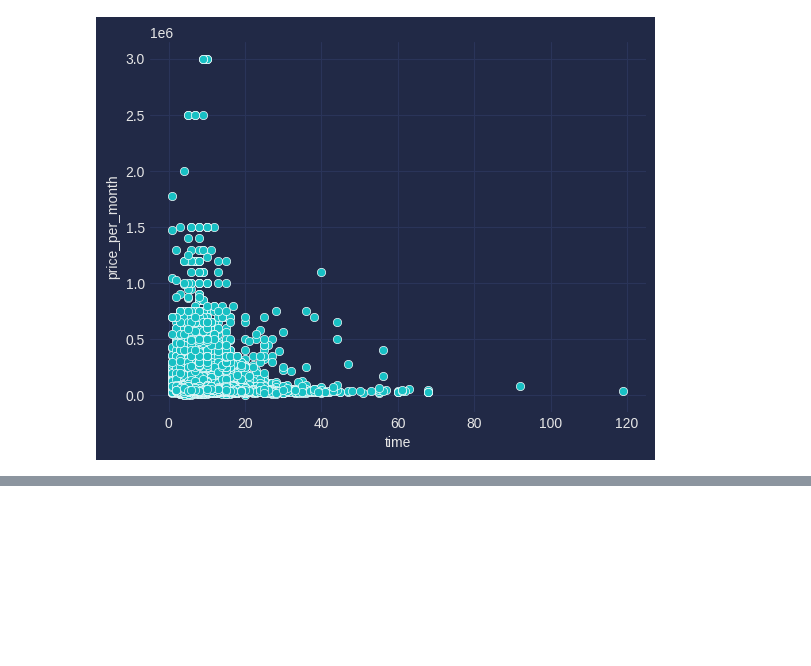
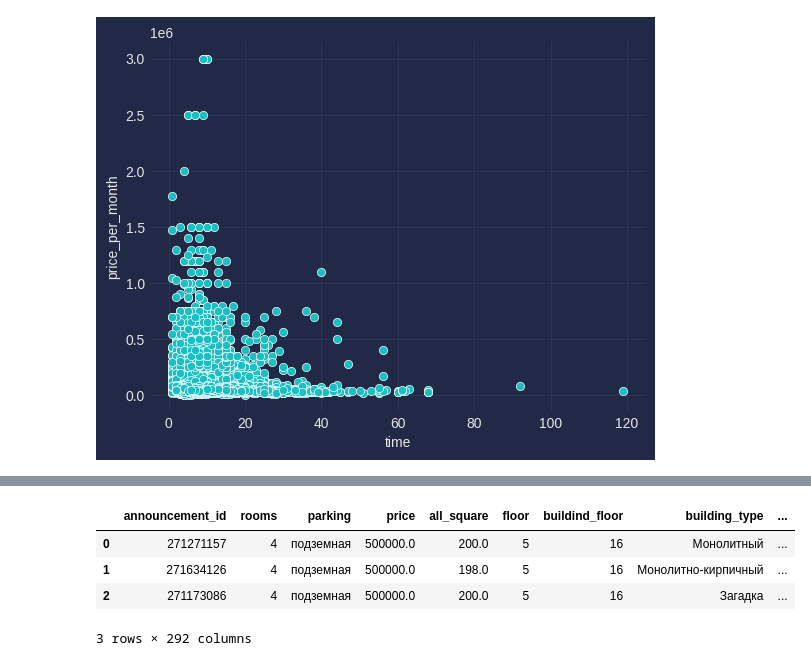
Before and after one commit to sokdnv/real_estate_rent, a Jupyter notebook: notebooks/drafts/preprocessing_gol.ipynb, the cells around one changed output, grey strips where cells are left out. Saved outputs shown, nothing was run; the diff lists cells and outputs as text; code cells hidden in the pictures; blank space fills up the shorter version.

Commit message:
encoded

```diff
--- a/notebooks/drafts/preprocessing_gol.ipynb
+++ b/notebooks/drafts/preprocessing_gol.ipynb
@@ -260,0 +298,28 @@ df.head()
+# %%
+#Закодируем категориальные признаки
+from sklearn.preprocessing import OneHotEncoder
+
+
+encoder = OneHotEncoder(drop='first')
+encoded_df = encoder.fit_transform(df[['parking']])
+
+new_df = pd.DataFrame(encoded_df.toarray(), columns=encoder.get_feature_names_out(['parking']))
+new_df.columns = ['roof_parking', 'land_parking', 'no_parking', 'open_parking', 'underground_parking']
+
+new_df.applymap(int)
+final_df = pd.concat([df, new_df], axis=1)
+# %%
+encoder = OneHotEncoder(drop='first')
+encoded_df = encoder.fit_transform(df[['metro']])
+metro_df = pd.DataFrame(encoded_df.toarray(), columns=encoder.get_feature_names_out(['metro']))
+metro_df.columns = ['metro_'+str(i) for i in range(len(metro_df.columns))]
+metro_df.applymap(int)
+final_with_metro_df = pd.concat([final_df, metro_df], axis=1)
+# %%
+final_with_metro_df.head(3)
+# %% [output]
+|  | announcement_id | rooms | parking | price | all_square | floor | buildind_floor | building_type | ... |
+| 0 | 271271157 | 4 | подземная | 500000.0 | 200.0 | 5 | 16 | Монолитный | ... |
+| 1 | 271634126 | 4 | подземная | 500000.0 | 198.0 | 5 | 16 | Монолитно-кирпичный | ... |
+| 2 | 271173086 | 4 | подземная | 500000.0 | 200.0 | 5 | 16 | Загадка | ... |
+3 rows × 292 columns
```
Also changed, not shown: parts of 16 cells of this notebook, 1 other file.
